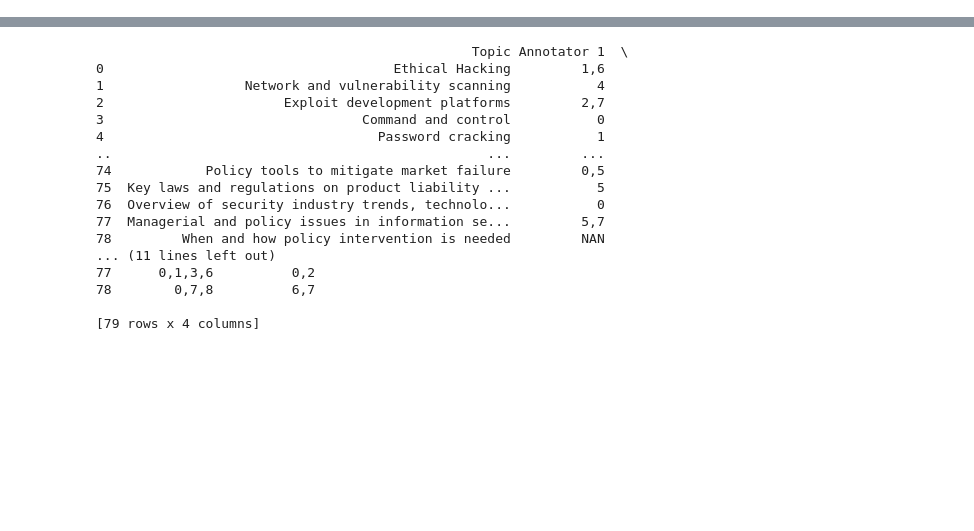
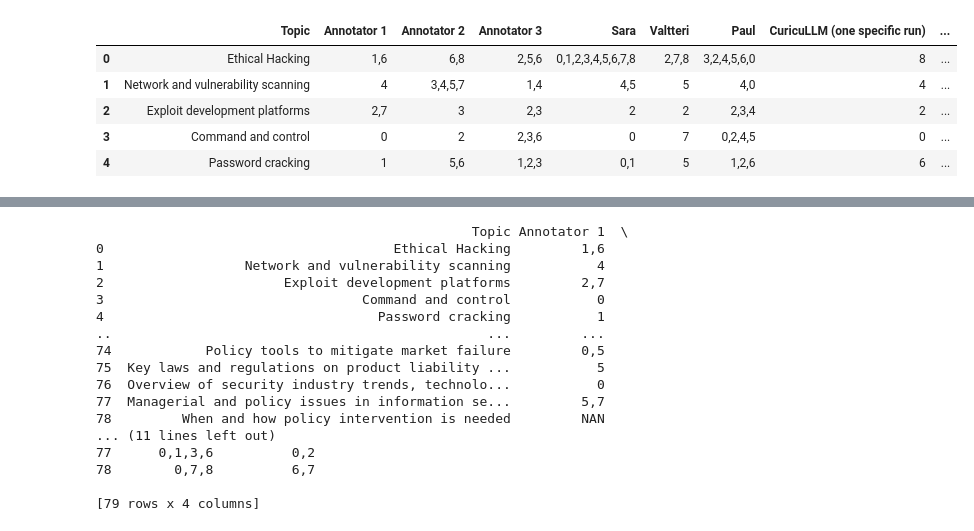
Before and after one commit to arthurnijdam/LLMedu, a Jupyter notebook: SWITS_labels_analysis.ipynb, the cells around one changed output, grey strips where cells are left out. Drawn from its saved outputs; the diff is of its cells as text; code cells hidden in the pictures; blank space fills up the shorter version.

```diff
--- a/SWITS_labels_analysis.ipynb
+++ b/SWITS_labels_analysis.ipynb
@@ -0,0 +78,14 @@
+# %%
+# convert df to Dataset
+from datasets import Dataset
+df = pd.read_excel('data/Topics_Annotation.xlsx')
+SV_data = df.drop([df.columns[1],df.columns[2],df.columns[3]], axis=1).astype(str)
+print(SV_data)
+sv_topics = SV_data.drop([SV_data.columns[1],SV_data.columns[2]], axis=1).astype(str)
+#subtopics = df['Topic']
+#print(subtopics)
+print(df.keys())
+course_descriptions = df.get(df.keys()[0])
+print(course_descriptions)
+print(course_descriptions[0])
+sv_dataset = Dataset.from_pandas(sv_topics)
@@ -0,0 +168,15 @@
+# %%
+print(llm_labelsN)
+row_data = [','.join(map(str, sublist)) for sublist in llm_labelsN]
+print(row_data)
+row_data2 = []
+for x in row_data:
+    if len(x) == 0:
+        row_data2.append('NAN')
+    else:
+        row_data2.append(x)
+#row_data2 = ['NAN' for x in row_data if len(x)==0 else x]
+print(row_data2)
+df['LLM'] = row_data2
+print(df)
+print(df['LLM'][:])
@@ -0,0 +442,9 @@
+# %%
+df.head()
+# %% [output]
+|  | Topic | Annotator 1 | Annotator 2 | Annotator 3 | Sara | Valtteri | Paul | CuricuLLM (one specific run) | ... |
+| 0 | Ethical Hacking | 1,6 | 6,8 | 2,5,6 | 0,1,2,3,4,5,6,7,8 | 2,7,8 | 3,2,4,5,6,0 | 8 | ... |
+| 1 | Network and vulnerability scanning | 4 | 3,4,5,7 | 1,4 | 4,5 | 5 | 4,0 | 4 | ... |
+| 2 | Exploit development platforms | 2,7 | 3 | 2,3 | 2 | 2 | 2,3,4 | 2 | ... |
+| 3 | Command and control | 0 | 2 | 2,3,6 | 0 | 7 | 0,2,4,5 | 0 | ... |
+| 4 | Password cracking | 1 | 5,6 | 1,2,3 | 0,1 | 5 | 1,2,6 | 6 | ... |
```
Also changed, not shown: parts of 25 cells of this notebook, 7 other files.
